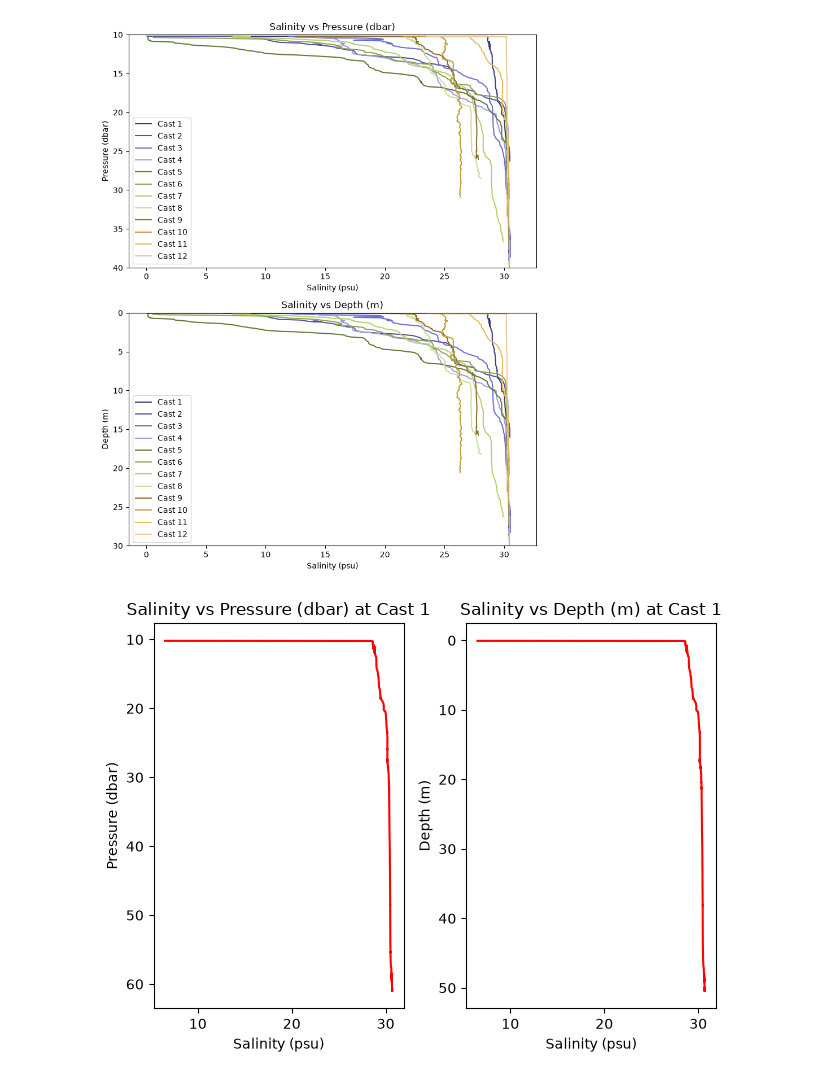
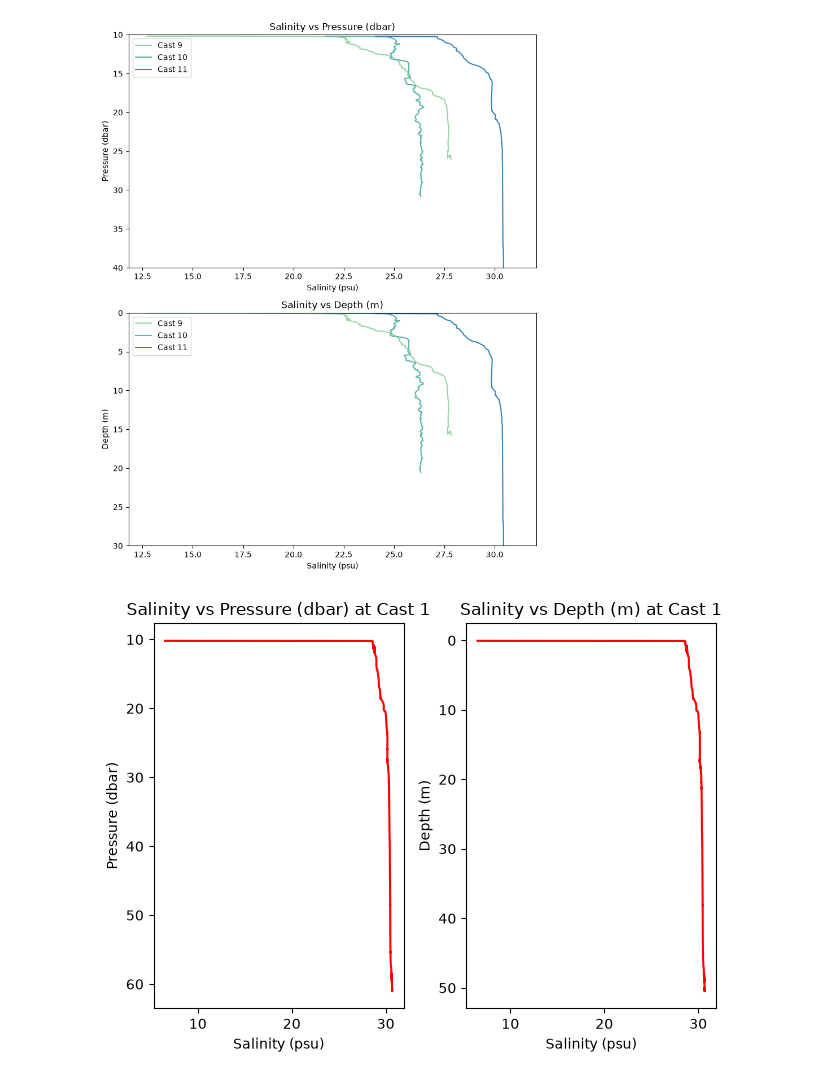
Before and after one commit to rippetl/atmospheric-rivers-skagit-bay, a Jupyter notebook: data_visualization.ipynb, the cells around one changed output. Cells and saved outputs as stored; diff of their text form; code cells hidden in the pictures.

Commit message:
updated color map and configured so individual casts visualized as desired

```diff
--- a/data_visualization.ipynb
+++ b/data_visualization.ipynb
@@ -6,33 +7,34 @@ import matplotlib.pyplot as plt
 files = ['cast1.csv', 'cast2.csv', 'cast3.csv', 'cast4.csv', 'cast5.csv', 'cast6.csv', 'cast7.csv', 'cast8.csv', 'cast9.csv', 'cast10.csv', 'cast11.csv', 'cast12.csv']
 cast_list = [pd.read_csv('/Users/lilyrippeteau/Library/CloudStorage/OneDrive-WesternWashingtonUniversity/Shortcuts/WWU Environmental Hydrodynamics Lab - General/Atmospheric Rivers/' +f) for f in files]
 # %%
-colors = plt.get_cmap('tab20b').colors
+cmap = plt.get_cmap('Spectral')
+colors = cmap(np.linspace(0, 1, 12))
 
 fig, axes = plt.subplots(2,1, figsize=(8, 10))
 for i, cast in enumerate(cast_list):
     cast_salinity = cast[['Salinity']]
     cast_pressure = cast[['Pressure']]
     cast_depth = cast[['Depth']]
-
-    axes[0].plot(cast_salinity, cast_pressure, color=colors[i], label="Cast " + str(i+1))
-    axes[1].plot(cast_salinity, cast_depth, color=colors[i], label="Cast " + str(i+1))
+    if i in [8, 9, 10]:
+        axes[0].plot(cast_salinity, cast_pressure, color=colors[i], label="Cast " + str(i+1))
+        axes[1].plot(cast_salinity, cast_depth, color=colors[i], label="Cast " + str(i+1))
 
 axes[0].set_xlabel('Salinity (psu)')
 axes[0].set_ylabel('Pressure (dbar)')
 axes[1].set_xlabel('Salinity (psu)')
 axes[1].set_ylabel('Depth (m)')
 axes[0].set_ylim(10, 40)
 axes[1].set_ylim(0, 30)
 axes[0].invert_yaxis()
 axes[1].invert_yaxis()
 axes[0].set_title("Salinity vs Pressure (dbar)")
 axes[1].set_title("Salinity vs Depth (m)")
 axes[0].legend()
 axes[1].legend()
 plt.tight_layout()
 plt.show()
 # %% [output]
-[figure, old version]
+[figure, new version]
 # %%
 #loops through each cast and plots salinity vs pressure and depth
 for i, cast1 in enumerate(cast_list):
```
Also changed, not shown: parts of 1 cell of this notebook.
